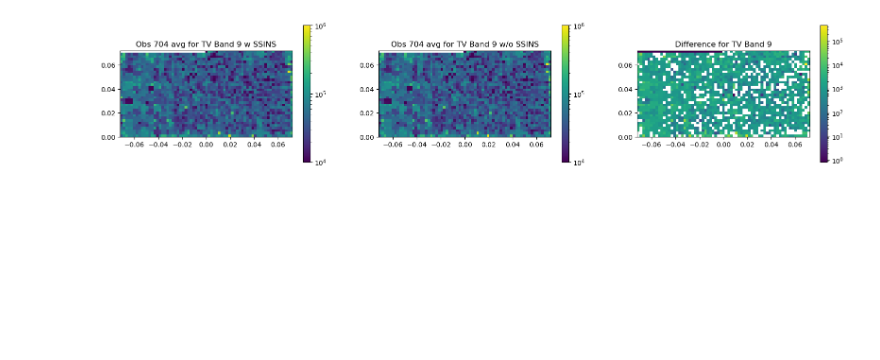
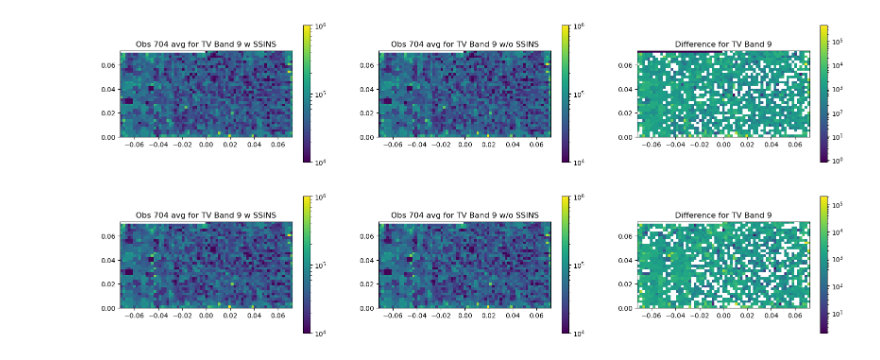
Before and after one commit to cvzamora/mwa_decontamination, a Jupyter notebook: MWA_Decontamination.ipynb, the cells around one changed output. Drawn from its saved outputs; the diff is of its cells as text; code cells hidden in the pictures; blank space fills up the shorter version.

```diff
--- a/MWA_Decontamination.ipynb
+++ b/MWA_Decontamination.ipynb
@@ -271,3 +299,8 @@ plot_both_704TV(0, 524, 700)
 plot_both_704TV(0, 699, 752)
 # %% [output]
 [figure]
+# %%
+#YY
+plot_both_704TV(1, 699, 752)
+# %% [output]
+[figure, added]
```
Also changed, not shown: parts of 25 cells of this notebook.
